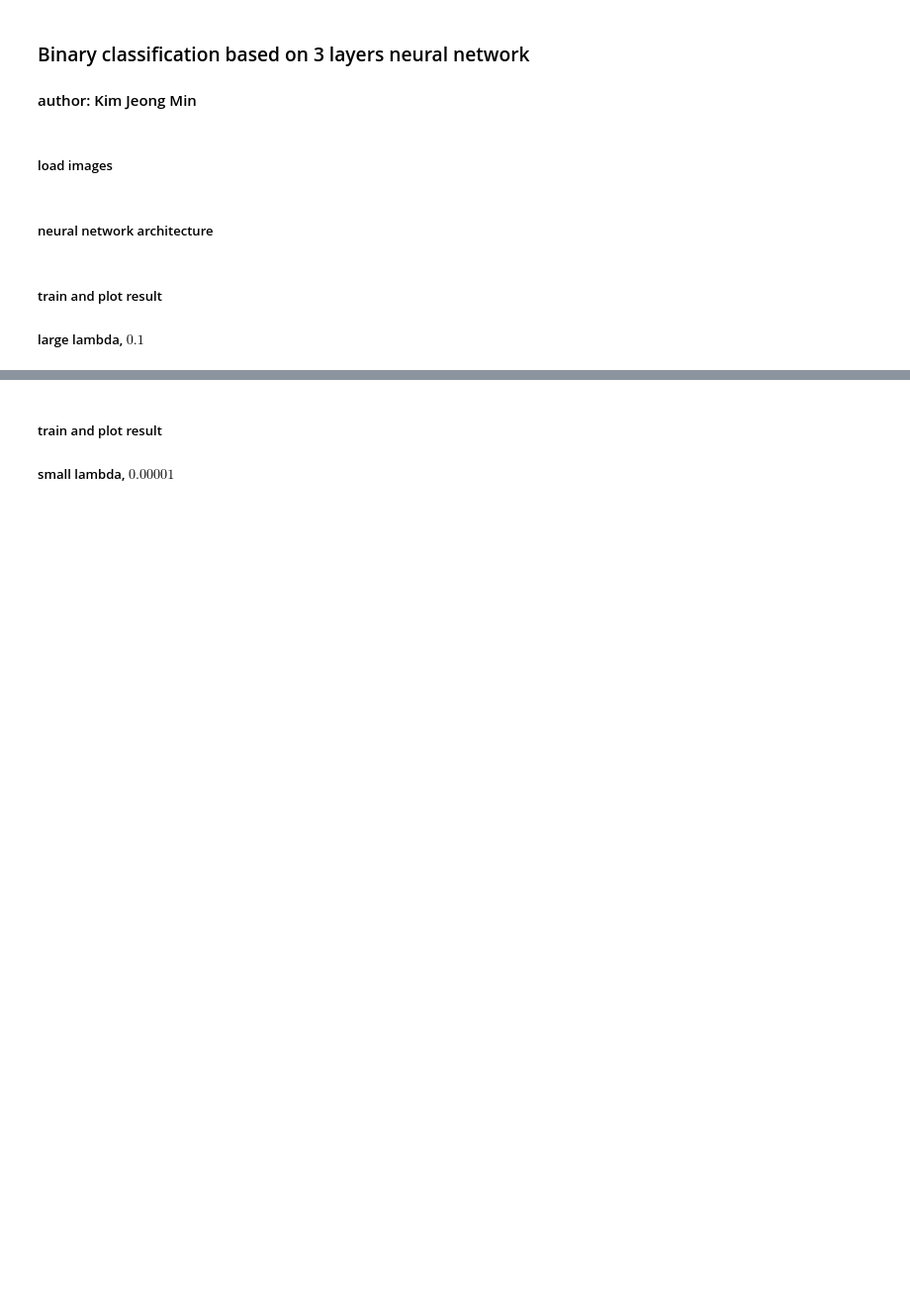
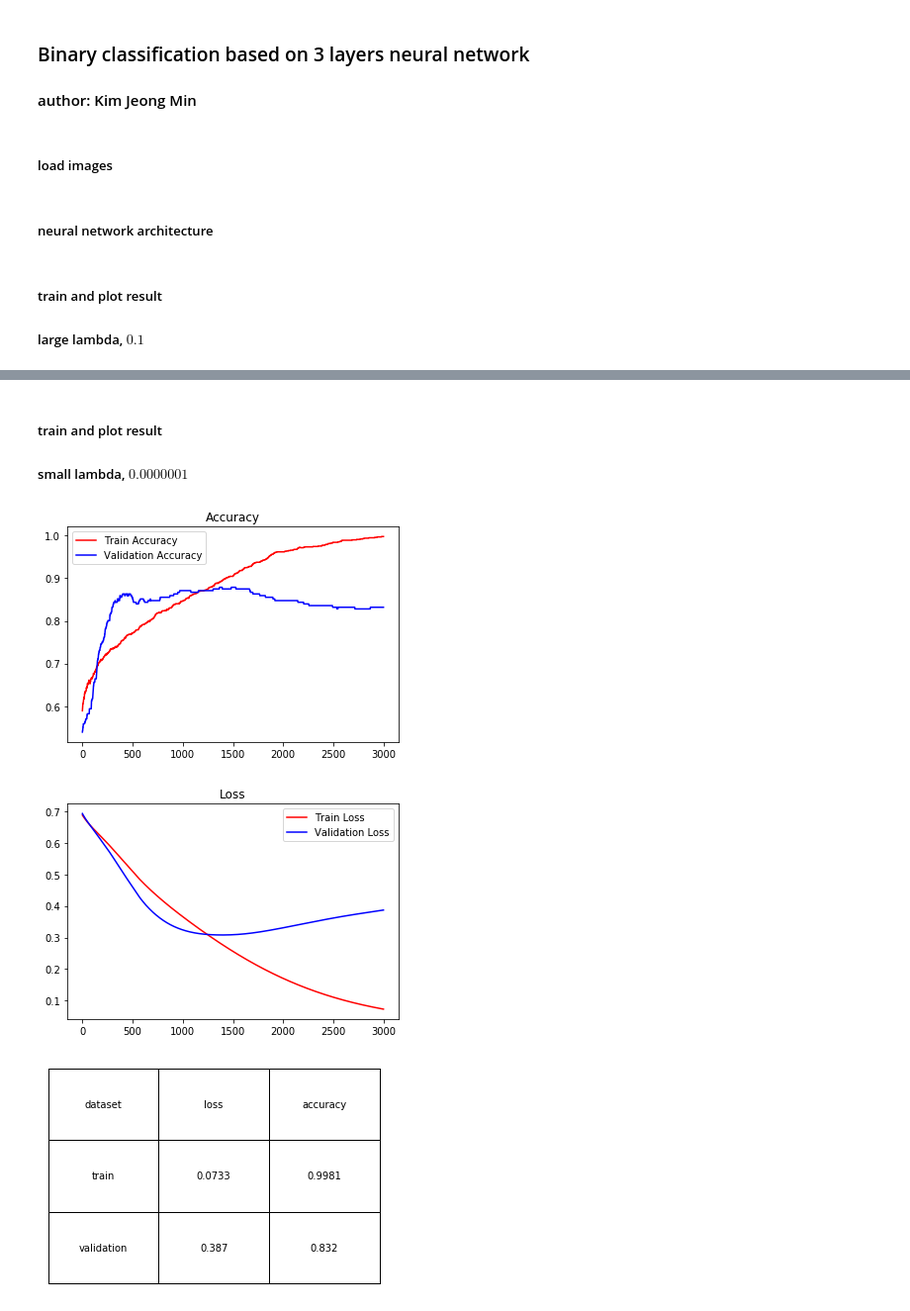
Before and after one commit to jm6534/MachineLearningProjectAssignment, a Jupyter notebook: Assignment06.ipynb, the cells around one changed output, grey strips where cells are left out. Shown: that part at 99% size. Cells and saved outputs as stored; diff of their text form; code cells hidden in the pictures; blank space fills up the shorter version.

```diff
--- a/Assignment06.ipynb
+++ b/Assignment06.ipynb
@@ -305,4 +305,14 @@ print_history_graph(loss_history, acc_history, vloss_history, vacc_history)
 [figure]
 # %% [markdown]
 ##### train and plot result
-##### small lambda, $ 0.00001 $
+##### small lambda, $ 0.0000001 $
+# %%
+LR = 0.02
+lambda_value = 0.0000001
+change_activation(nn_architecture, ['sigmoid', 'sigmoid', 'sigmoid'])
+params, loss_history, acc_history, vloss_history, vacc_history = train(train_data, train_label, validation_data, validation_label, nn_architecture, EPOCH, LR, lambda_value)
+print_history_graph(loss_history, acc_history, vloss_history, vacc_history)
+# %% [output]
+[figure, added]
+[figure, added]
+[figure, added]
```
Also changed, not shown: parts of 7 cells of this notebook.
